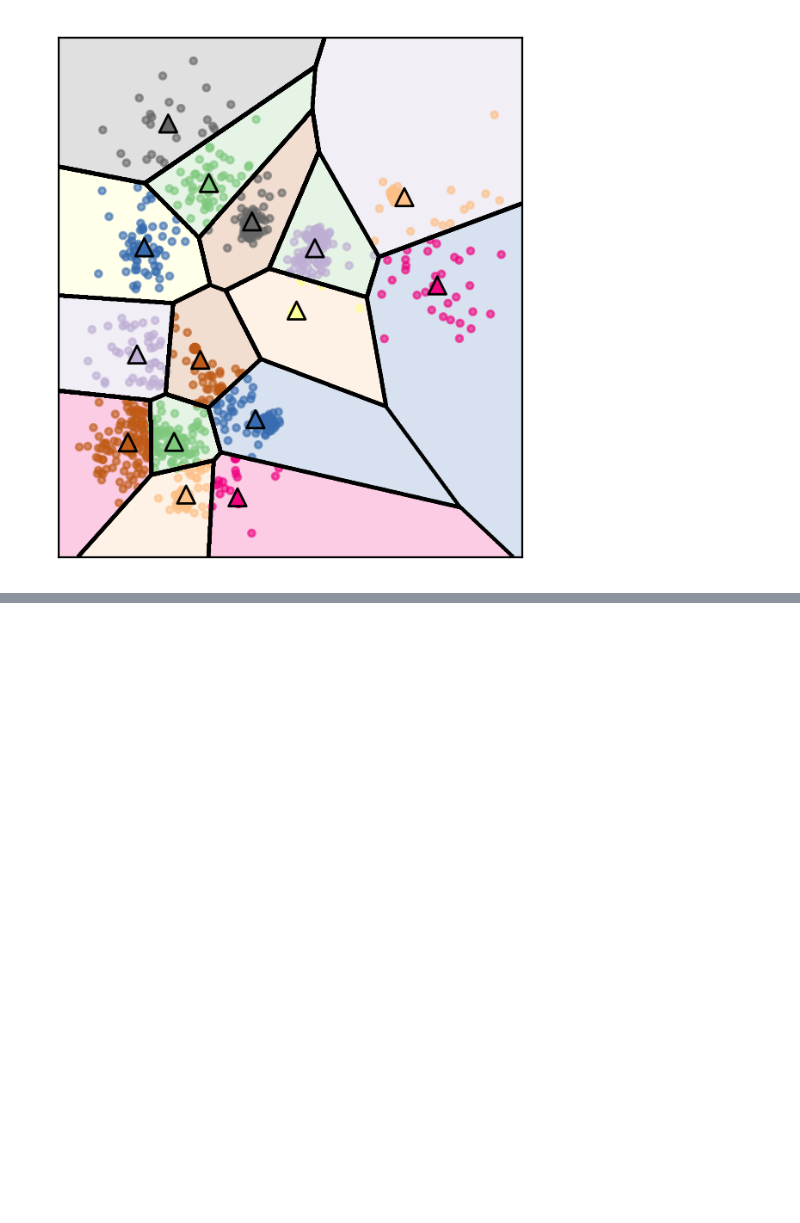
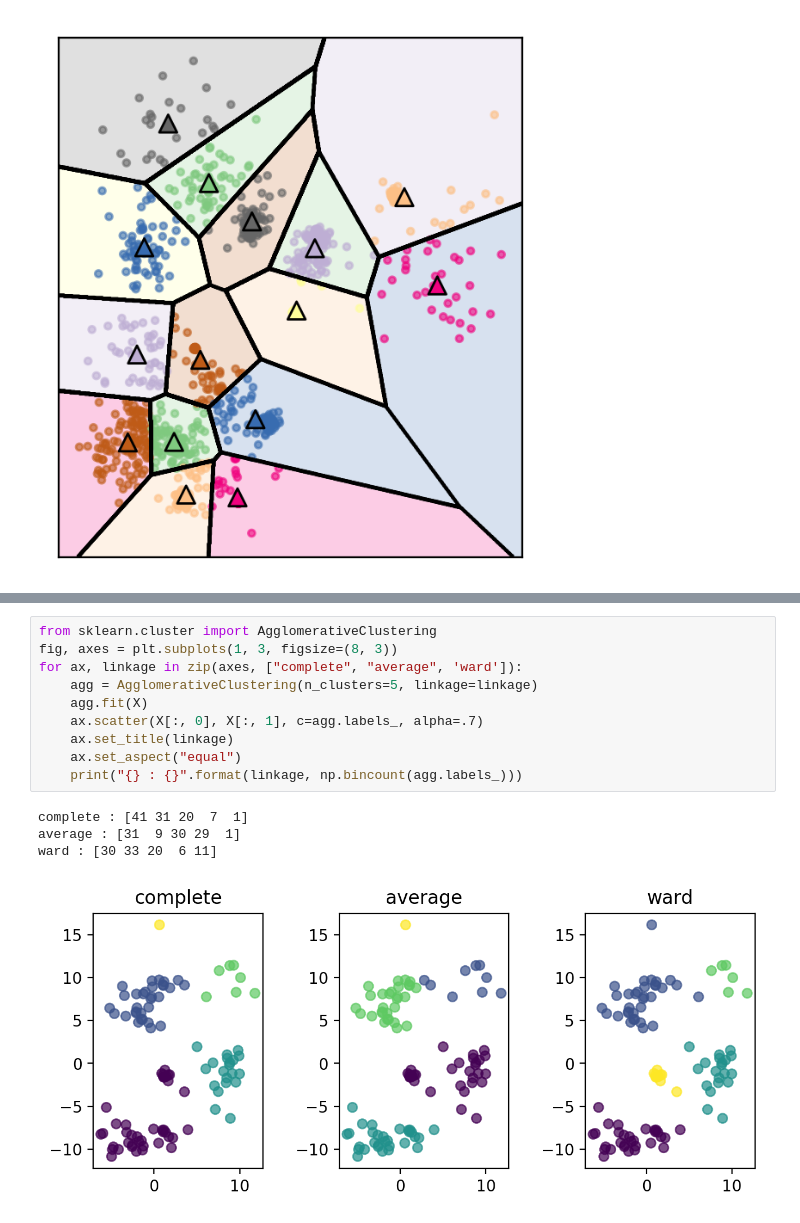
Before and after one commit to amueller/applied_ml_spring_2017, a Jupyter notebook: slides/aml-16.ipynb, the cells around one changed output, grey strips where cells are left out. Saved outputs shown, nothing was run; the diff lists cells and outputs as text; blank space fills up the shorter version.

```diff
--- a/slides/aml-16.ipynb
+++ b/slides/aml-16.ipynb
@@ -99,0 +123,15 @@ plt.yticks(())
+# %%
+from sklearn.cluster import AgglomerativeClustering
+fig, axes = plt.subplots(1, 3, figsize=(8, 3))
+for ax, linkage in zip(axes, ["complete", "average", 'ward']):
+    agg = AgglomerativeClustering(n_clusters=5, linkage=linkage)
+    agg.fit(X)
+    ax.scatter(X[:, 0], X[:, 1], c=agg.labels_, alpha=.7)
+    ax.set_title(linkage)
+    ax.set_aspect("equal")
+    print("{} : {}".format(linkage, np.bincount(agg.labels_)))
+# %% [output]
+complete : [41 31 20  7  1]
+average : [31  9 30 29  1]
+ward : [30 33 20  6 11]
+[figure, added]
```
Also changed, not shown: parts of 23 cells of this notebook, 1 other file.
